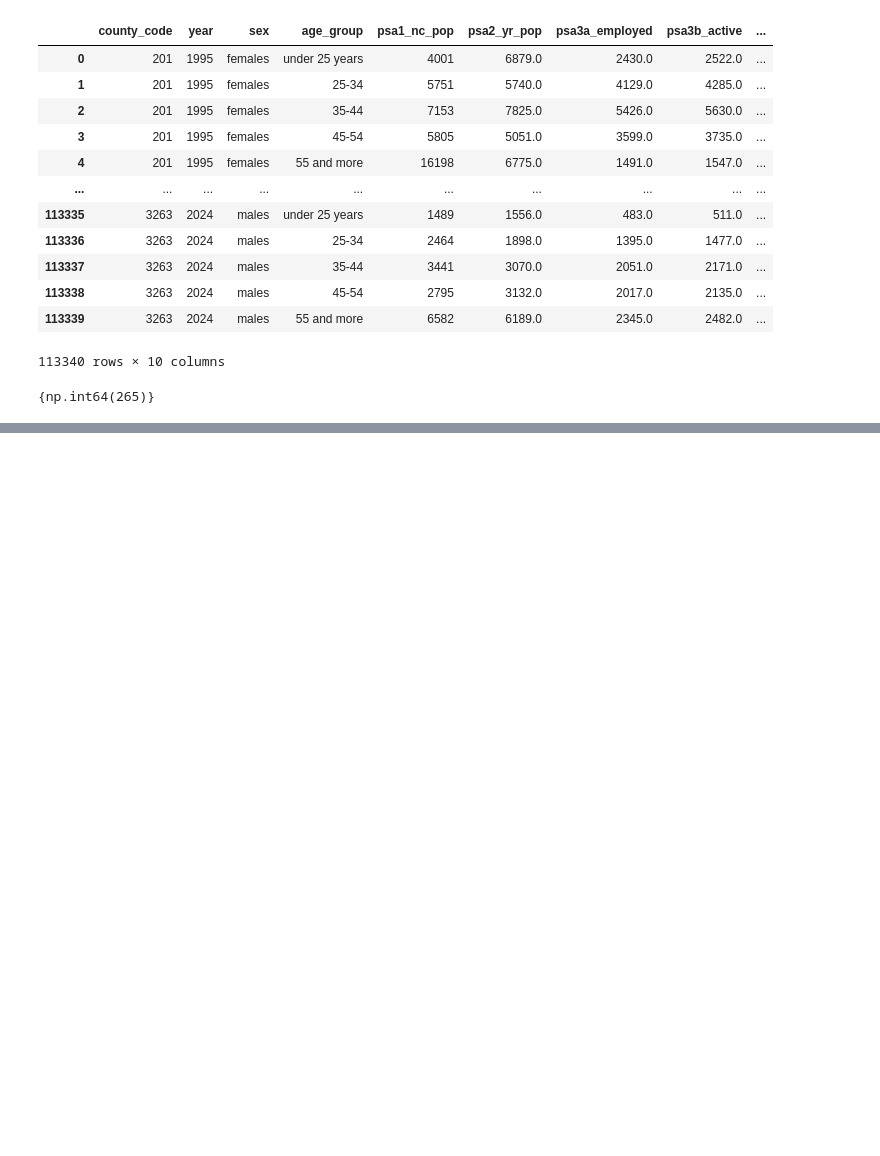
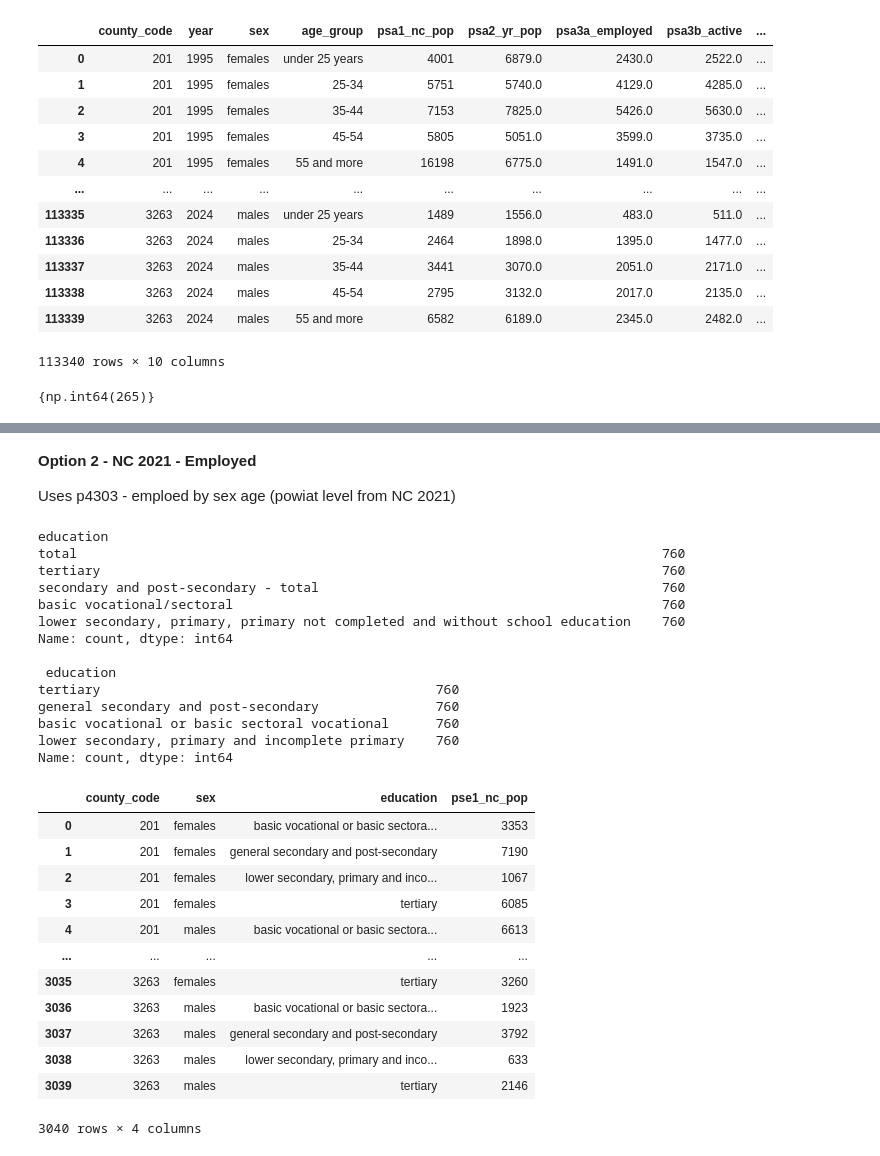
Before and after one commit to harrisonluff/Group_Project_Y3, a Jupyter notebook: notebooks/analysis/03_01_population_outcome.ipynb, the cells around one changed output, grey strips where cells are left out. Drawn from its saved outputs; the diff is of its cells as text; code cells hidden in the pictures; blank space fills up the shorter version.

```diff
--- a/notebooks/analysis/03_01_population_outcome.ipynb
+++ b/notebooks/analysis/03_01_population_outcome.ipynb
@@ -1323,0 +1497,69 @@ psa_temp_2.difference(psa_temp_1)
+# %% [markdown]
+**Option 2 - NC 2021 - Employed**
+
+Uses p4303 - emploed by sex age (powiat level from NC 2021)
+# %%
+p4303 = pd.read_csv(repo_root / "cleaned/03_01_outcome_data/emp_nc_sex_ed_p4303.csv", index_col=0)
+
+# Drop sex total
+p4303 = p4303[~(p4303["sex"]=="total")].copy()
+
+# Inspect education values remaining
+print(p4303.education.value_counts())
+
+# Drop total education
+p4303 = p4303[~(p4303["education"]=="total")].copy()
+
+# Rename education where neeeded
+p4303["education"] = p4303["education"].replace(
+    "secondary and post-secondary - total", "general secondary and post-secondary"
+)
+p4303["education"] = p4303["education"].replace(
+    "basic vocational/sectoral", "basic vocational or basic sectoral vocational"
+)
+p4303["education"] = p4303["education"].replace(
+    "lower secondary, primary, primary not completed and without school education",
+    "lower secondary, primary and incomplete primary"
+)
+print("\n", p4303.education.value_counts())
+
+# Construct county code
+p4303["county_code"] = p4303["code"].apply(lambda x: int(str(x)[:-3]))
+
+# Construct final table
+pse_option2 = p4303.groupby(["county_code", "sex", "education"])[["count"]].sum()
+
+# Rename
+pse_option2 = pse_option2.reset_index().rename(
+    columns={"count": "pse1_nc_pop"}
+)
+
+pse_option2
+# %% [output]
+education
+total                                                                           760
+tertiary                                                                        760
+secondary and post-secondary - total                                            760
+basic vocational/sectoral                                                       760
+lower secondary, primary, primary not completed and without school education    760
+Name: count, dtype: int64
+
+ education
+tertiary                                           760
+general secondary and post-secondary               760
+basic vocational or basic sectoral vocational      760
+lower secondary, primary and incomplete primary    760
+Name: count, dtype: int64
+|  | county_code | sex | education | pse1_nc_pop |
+| 0 | 201 | females | basic vocational or basic sectora... | 3353 |
+| 1 | 201 | females | general secondary and post-secondary | 7190 |
+| 2 | 201 | females | lower secondary, primary and inco... | 1067 |
+| 3 | 201 | females | tertiary | 6085 |
+| 4 | 201 | males | basic vocational or basic sectora... | 6613 |
+| ... | ... | ... | ... | ... |
+| 3035 | 3263 | females | tertiary | 3260 |
+| 3036 | 3263 | males | basic vocational or basic sectora... | 1923 |
+| 3037 | 3263 | males | general secondary and post-secondary | 3792 |
+| 3038 | 3263 | males | lower secondary, primary and inco... | 633 |
+| 3039 | 3263 | males | tertiary | 2146 |
+3040 rows × 4 columns
```
Also changed, not shown: parts of 9 cells of this notebook.
